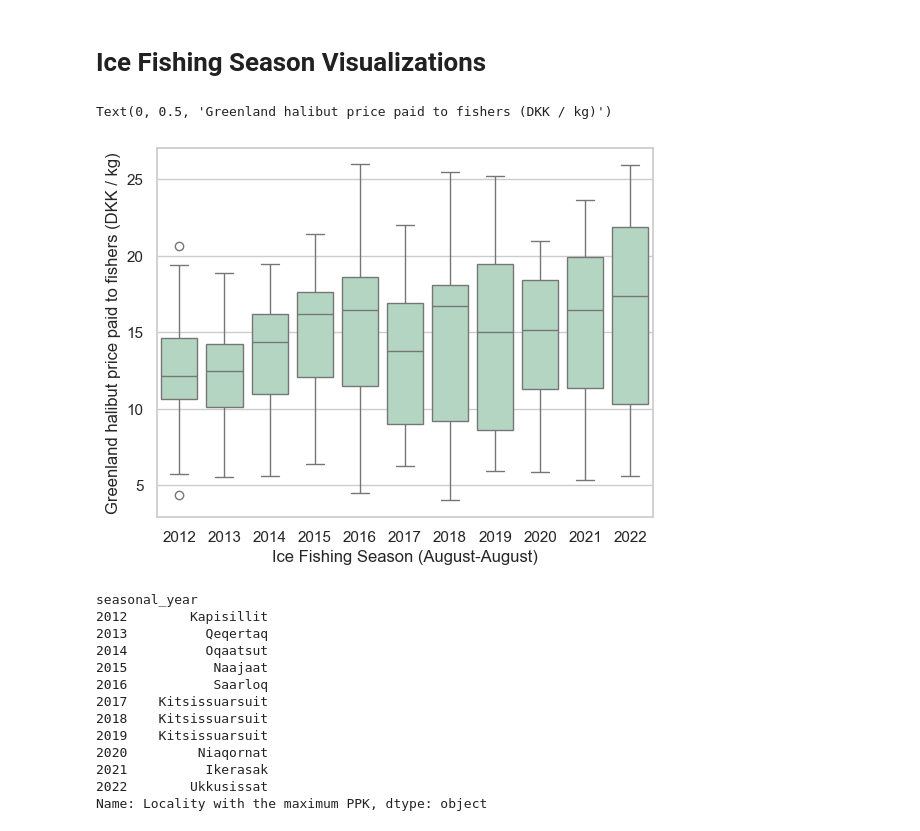
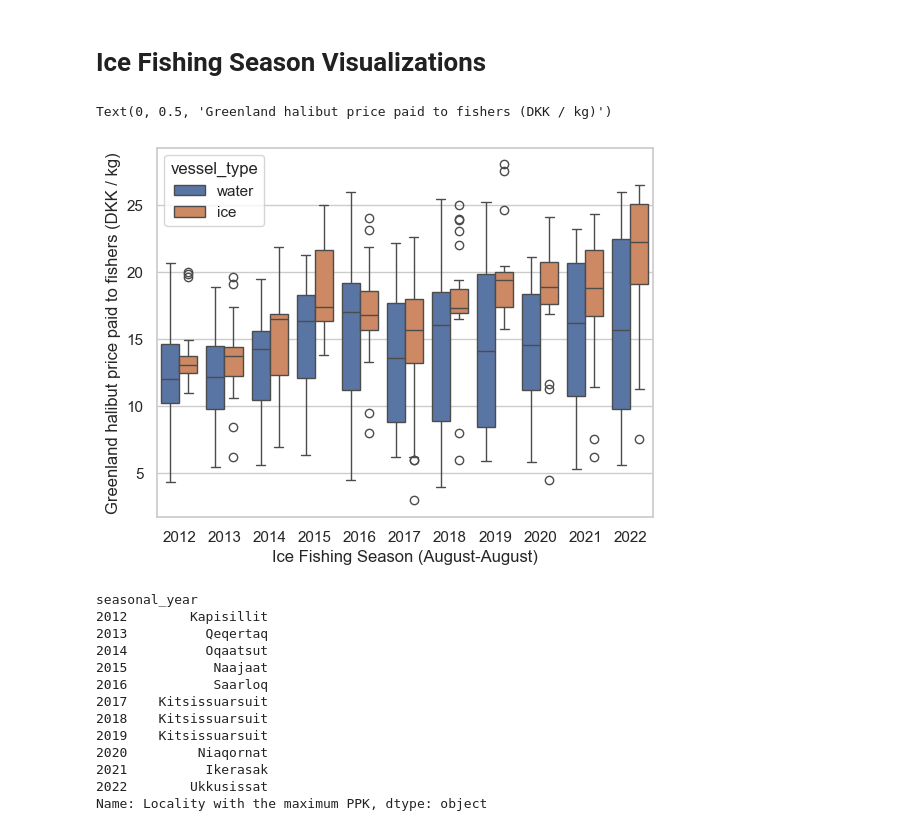
Before and after one commit to huntersnyder/seaicefishing, a Jupyter notebook: notebooks/03-stats_and_viz.ipynb, the cells around one changed output. Saved outputs shown, nothing was run; the diff lists cells and outputs as text; code cells hidden in the pictures.

```diff
--- a/notebooks/02-stats_and_viz.ipynb
+++ b/notebooks/03-stats_and_viz.ipynb
@@ -150,13 +187,13 @@ median_amount_decomposed
 # %%
 ppk_locality = pd.read_csv("../data/derived/ppk_locality.csv", low_memory=False)
 
-ax = sns.boxplot(data=ppk_locality, x="seasonal_year", y="ppk", legend=False,  color= '#b0dac2')
+ax = sns.boxplot(data=ppk_locality, x="seasonal_year", y="ppk", legend=True,  hue= 'vessel_type')
 
 ax.set_xlabel("Ice Fishing Season (August-August)")
 ax.set_ylabel("Greenland halibut price paid to fishers (DKK / kg)")
 # %% [output]
 Text(0, 0.5, 'Greenland halibut price paid to fishers (DKK / kg)')
-[figure, old version]
+[figure, new version]
 # %%
 (
     ppk_locality.set_index("sellers_locality")
```
Also changed, not shown: parts of 9 cells of this notebook, 4 other files.
